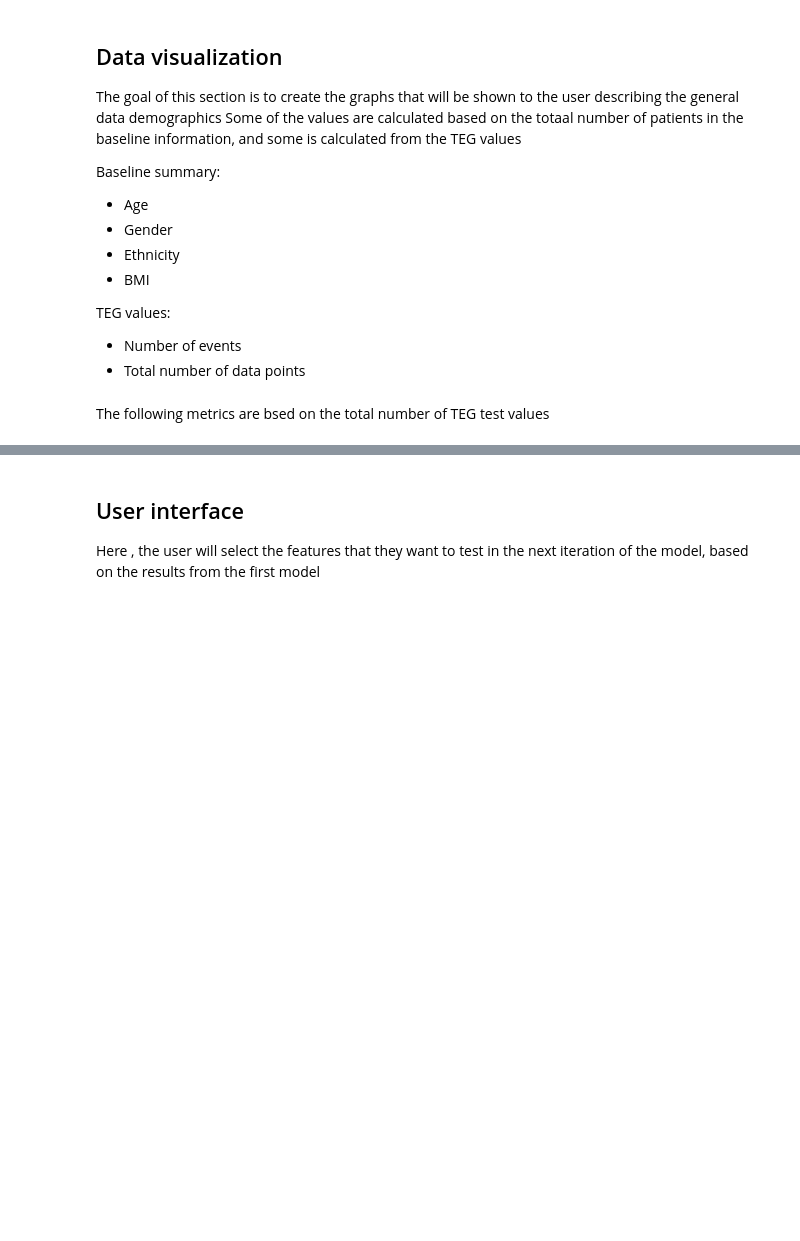
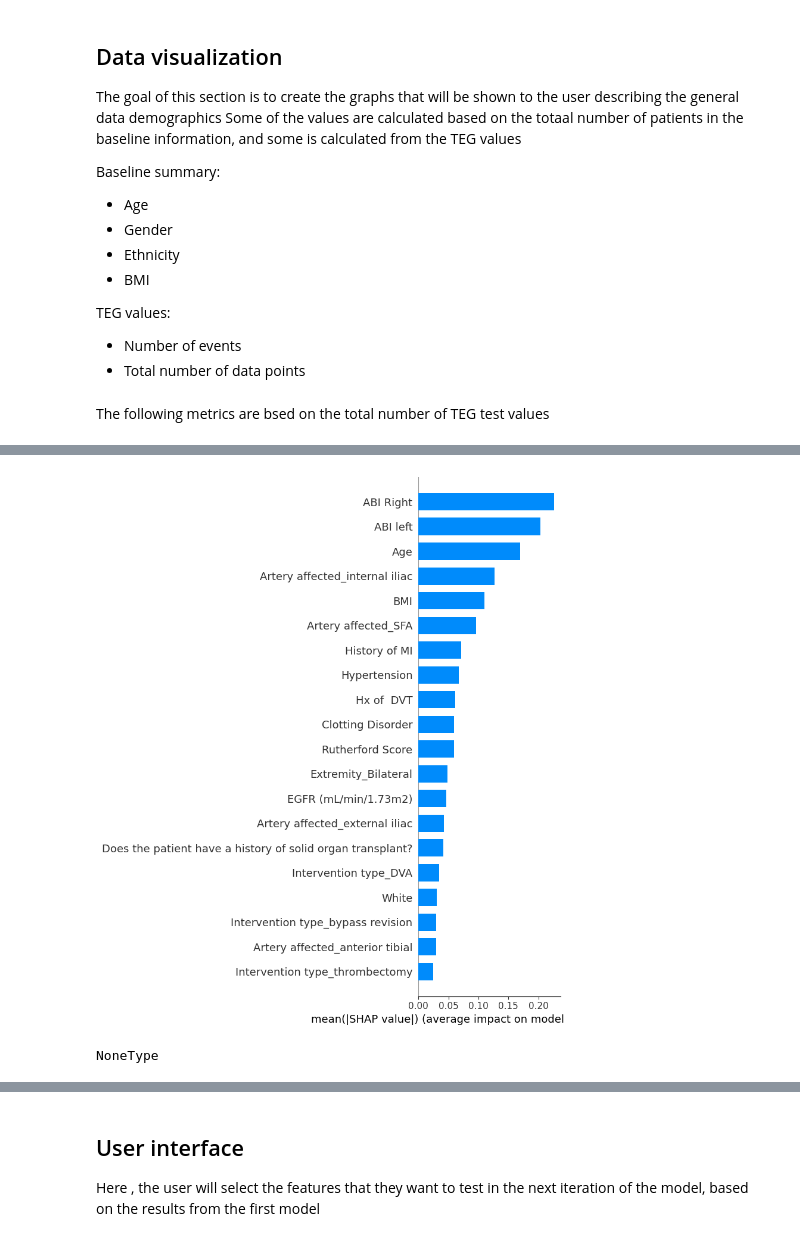
Before and after one commit to kstack21/CapstoneC2023, a Jupyter notebook: steps.ipynb, the cells around one changed output, grey strips where cells are left out. Cells and saved outputs as stored; diff of their text form; code cells hidden in the pictures; blank space fills up the shorter version.

Commit message:
Baseline and TEG1 models created and visualized

```diff
--- a/steps.ipynb
+++ b/steps.ipynb
@@ -1090,3 +1038,0 @@ randomized_search.fit(X_train, y_train)
-# %%
-# Access the best pipeline
-best_pipeline = randomized_search.best_estimator_
@@ -1109,3 +1038,0 @@ explainer = shap.Explainer(best_pipeline.named_steps['xgb_regressor'])
-# %%
-shap_values = explainer.shap_values(X_train)
-shap.summary_plot(shap_values, X_train, plot_type="bar")
@@ -1124,0 +1155,2 @@ importance_df
+# %%
+best_model_baseline, baseline_train = train_model(clean_baseline_df, 'Events', ['Record ID'])
@@ -1124,0 +1186,2 @@ importance_df
+# %%
+importance_df_bsaeline, shap_values_baseline  = feature_importance(best_model_baseline, baseline_train)
@@ -1124,0 +1202,9 @@ importance_df
+# %%
+# Plot SHAP summary plot
+shap.summary_plot(shap_values_baseline, baseline_train, plot_type="bar", show= False)
+# %% [output]
+[figure, added]
+# %%
+type(feature_plot_baseline)
+# %% [output]
+NoneType
```
Also changed, not shown: parts of 34 cells of this notebook, 3 other files.
